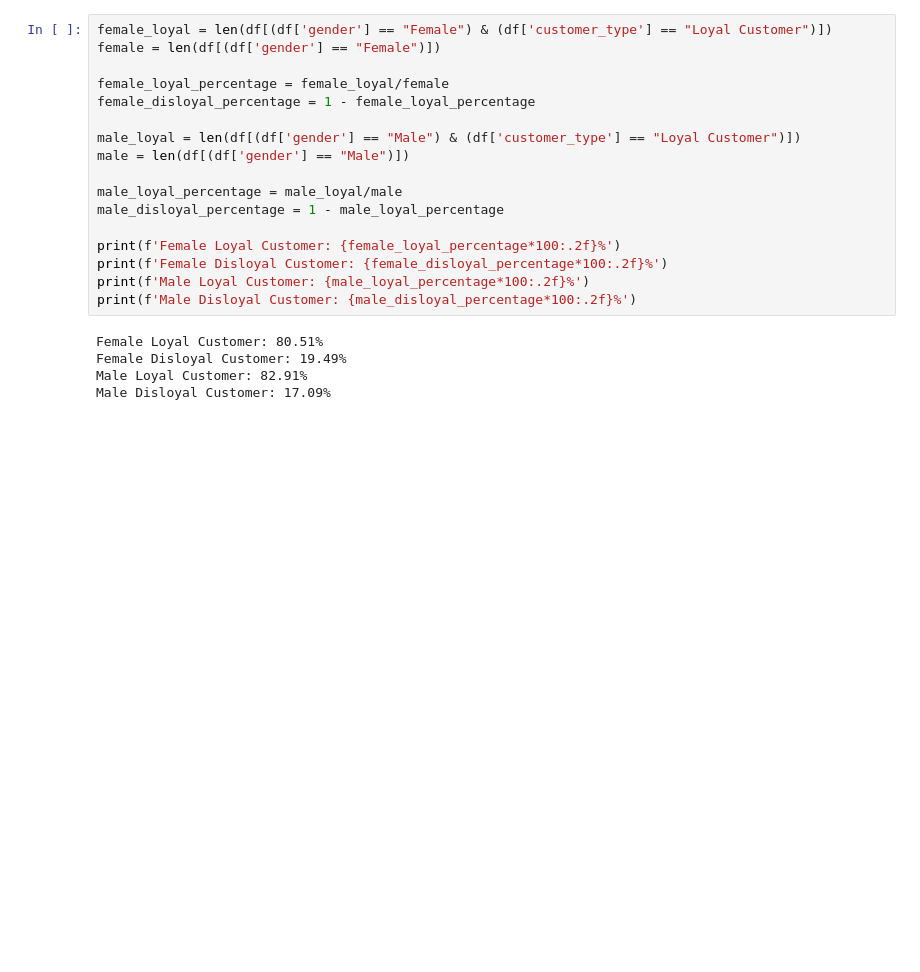
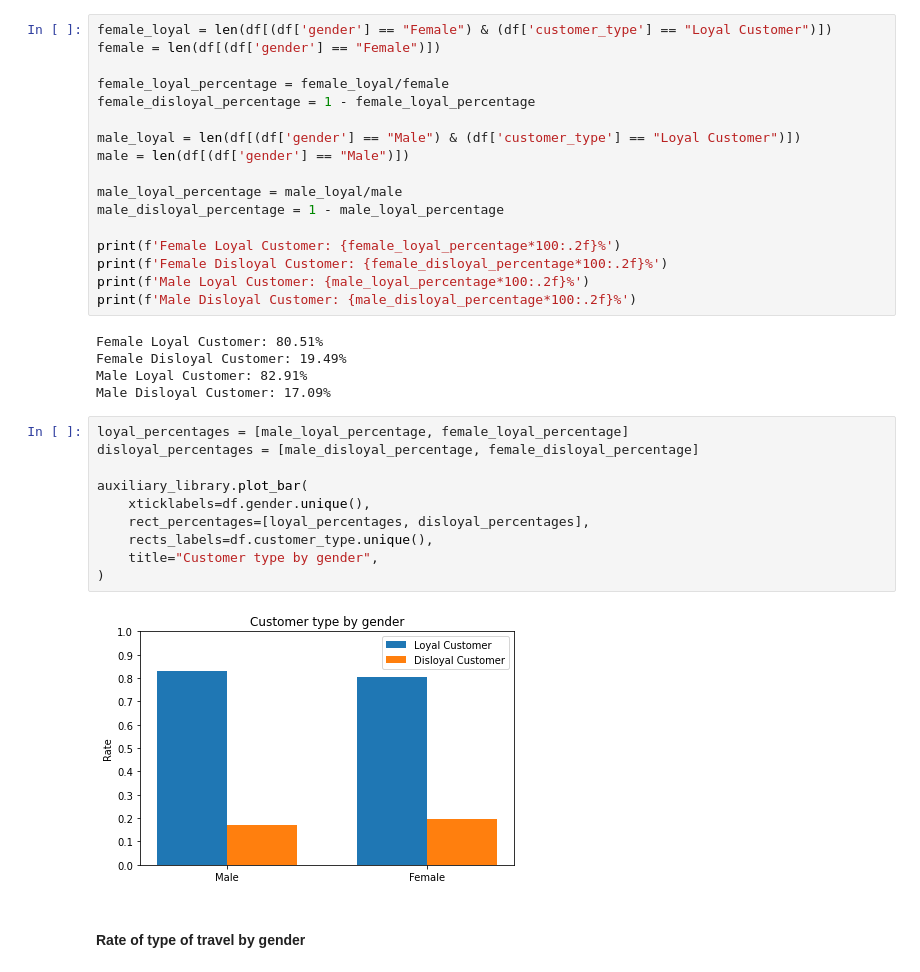
Before and after one commit to GabrielTourinho/airlilne_passenger_satisfaction, a Jupyter notebook: Airline Passenger Satisfaction.ipynb, the cells around one changed output. Saved outputs shown, nothing was run; the diff lists cells and outputs as text; blank space fills up the shorter version.

```diff
--- a/Airline Passenger Satisfaction.ipynb
+++ b/Airline Passenger Satisfaction.ipynb
@@ -232,5 +500,19 @@ Female Loyal Customer: 80.51%
 Female Disloyal Customer: 19.49%
 Male Loyal Customer: 82.91%
 Male Disloyal Customer: 17.09%
+# %%
+loyal_percentages = [male_loyal_percentage, female_loyal_percentage]
+disloyal_percentages = [male_disloyal_percentage, female_disloyal_percentage]
+
+auxiliary_library.plot_bar(
+    xticklabels=df.gender.unique(),
+    rect_percentages=[loyal_percentages, disloyal_percentages],
+    rects_labels=df.customer_type.unique(),
+    title="Customer type by gender",
+)
+# %% [output]
+[figure, added]
+# %% [markdown]
+#### Rate of type of travel by gender <a name="gender_travel_rate"></a>
 # %%
 female_personal = len(df[(df['gender'] == "Female") & (df['type_of_travel'] == "Personal Travel")])
```
Also changed, not shown: parts of 91 cells of this notebook, 1 other file.
